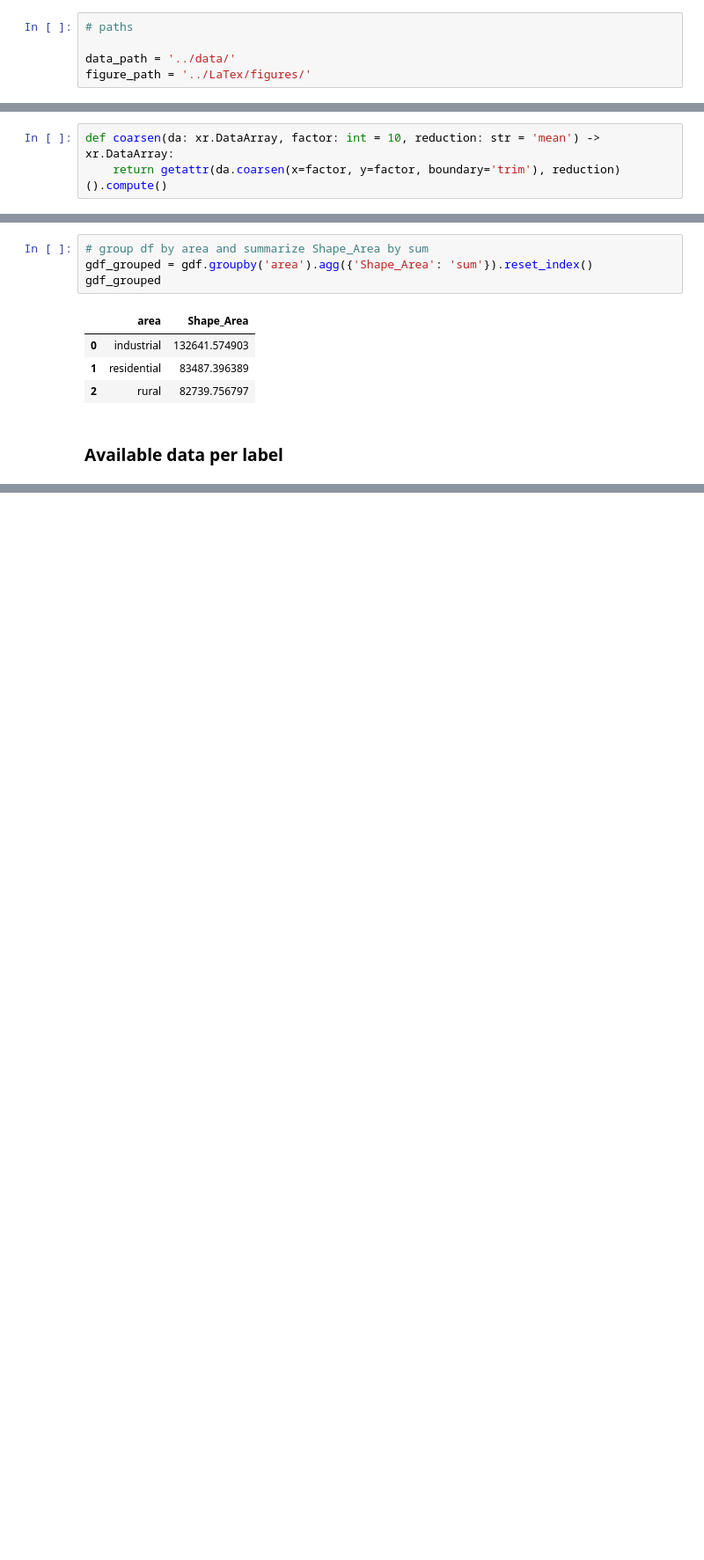
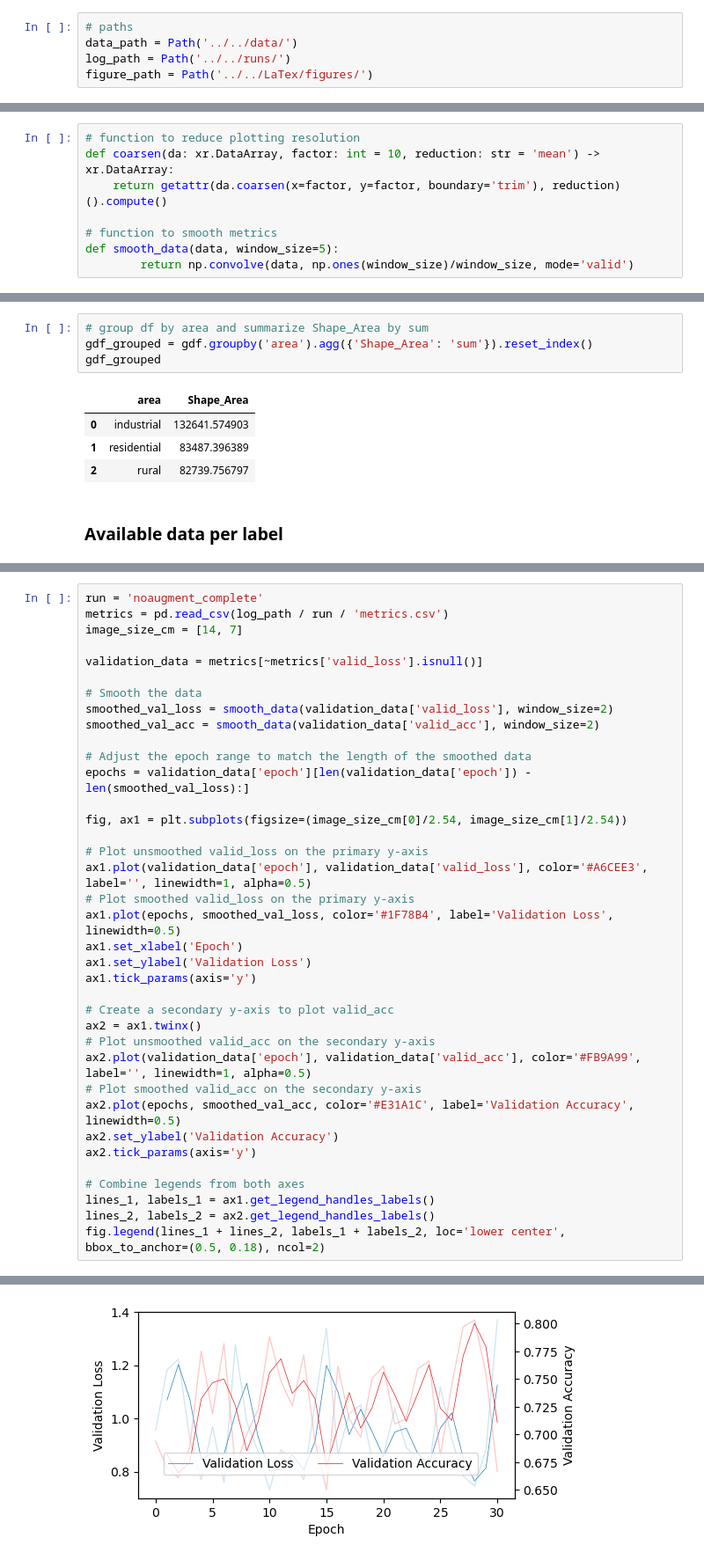
Before and after one commit to juliankraft/TermPaper2_RasterClassification, a Jupyter notebook: code/analysis/visualizations.ipynb, the cells around one changed output, grey strips where cells are left out. Shown at 88% size. Cells and saved outputs as stored; diff of their text form; blank space fills up the shorter version.

Commit message:
visualizations

```diff
--- a/code/analysis/visualizations.ipynb
+++ b/code/analysis/visualizations.ipynb
@@ -11,5 +14,5 @@ import seaborn as sns
 # %%
 # paths
-
-data_path = '../data/'
-figure_path = '../LaTex/figures/'
+data_path = Path('../../data/')
+log_path = Path('../../runs/')
+figure_path = Path('../../LaTex/figures/')
@@ -19,6 +19,11 @@ gdf = gpd.read_file(f'{data_path}BL_QA_editedJK.shp')
 # %%
+# function to reduce plotting resolution
 def coarsen(da: xr.DataArray, factor: int = 10, reduction: str = 'mean') -> xr.DataArray:
     return getattr(da.coarsen(x=factor, y=factor, boundary='trim'), reduction)().compute()
+
+# function to smooth metrics
+def smooth_data(data, window_size=5):
+        return np.convolve(data, np.ones(window_size)/window_size, mode='valid')
 # %% [markdown]
 ## Visualizations of the available Data
 
@@ -63,0 +76,38 @@ plt.show()
+# %%
+run = 'noaugment_complete'
+metrics = pd.read_csv(log_path / run / 'metrics.csv')
+image_size_cm = [14, 7]
+
+validation_data = metrics[~metrics['valid_loss'].isnull()]
+
+# Smooth the data
+smoothed_val_loss = smooth_data(validation_data['valid_loss'], window_size=2)
+smoothed_val_acc = smooth_data(validation_data['valid_acc'], window_size=2)
+
+# Adjust the epoch range to match the length of the smoothed data
+epochs = validation_data['epoch'][len(validation_data['epoch']) - len(smoothed_val_loss):]
+
+fig, ax1 = plt.subplots(figsize=(image_size_cm[0]/2.54, image_size_cm[1]/2.54))
+
+# Plot unsmoothed valid_loss on the primary y-axis
+ax1.plot(validation_data['epoch'], validation_data['valid_loss'], color='#A6CEE3', label='', linewidth=1, alpha=0.5)
+# Plot smoothed valid_loss on the primary y-axis
+ax1.plot(epochs, smoothed_val_loss, color='#1F78B4', label='Validation Loss', linewidth=0.5)
+ax1.set_xlabel('Epoch')
+ax1.set_ylabel('Validation Loss')
+ax1.tick_params(axis='y')
+
+# Create a secondary y-axis to plot valid_acc
+ax2 = ax1.twinx()
+# Plot unsmoothed valid_acc on the secondary y-axis
+ax2.plot(validation_data['epoch'], validation_data['valid_acc'], color='#FB9A99', label='', linewidth=1, alpha=0.5)
+# Plot smoothed valid_acc on the secondary y-axis
+ax2.plot(epochs, smoothed_val_acc, color='#E31A1C', label='Validation Accuracy', linewidth=0.5)
+ax2.set_ylabel('Validation Accuracy')
+ax2.tick_params(axis='y')
+
+# Combine legends from both axes
+lines_1, labels_1 = ax1.get_legend_handles_labels()
+lines_2, labels_2 = ax2.get_legend_handles_labels()
+fig.legend(lines_1 + lines_2, labels_1 + labels_2, loc='lower center', bbox_to_anchor=(0.5, 0.18), ncol=2)
+# %% [output]
@@ -63,0 +115 @@ plt.show()
+[figure, added]
```
Also changed, not shown: parts of 13 cells of this notebook, 1 other file.
